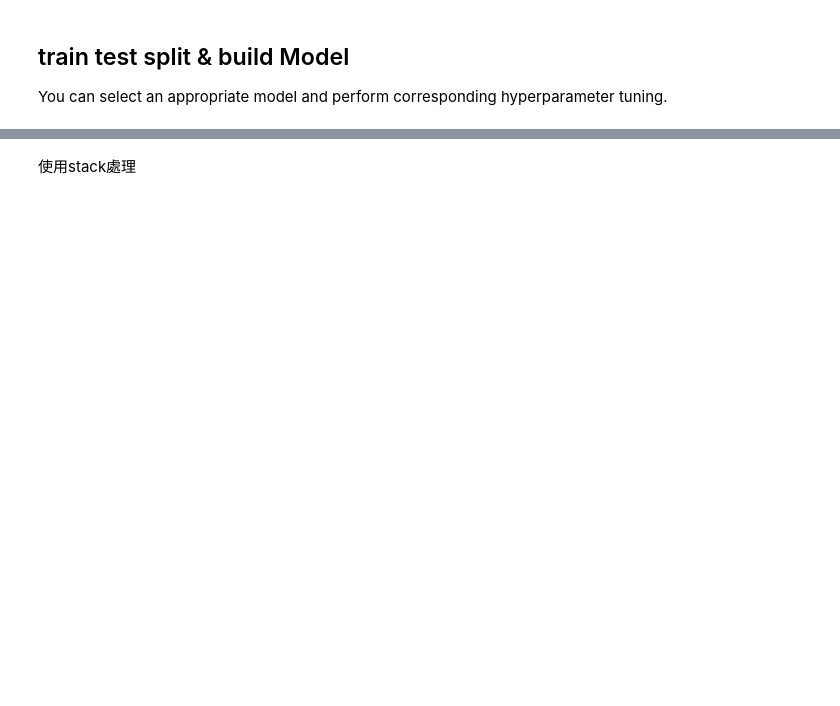
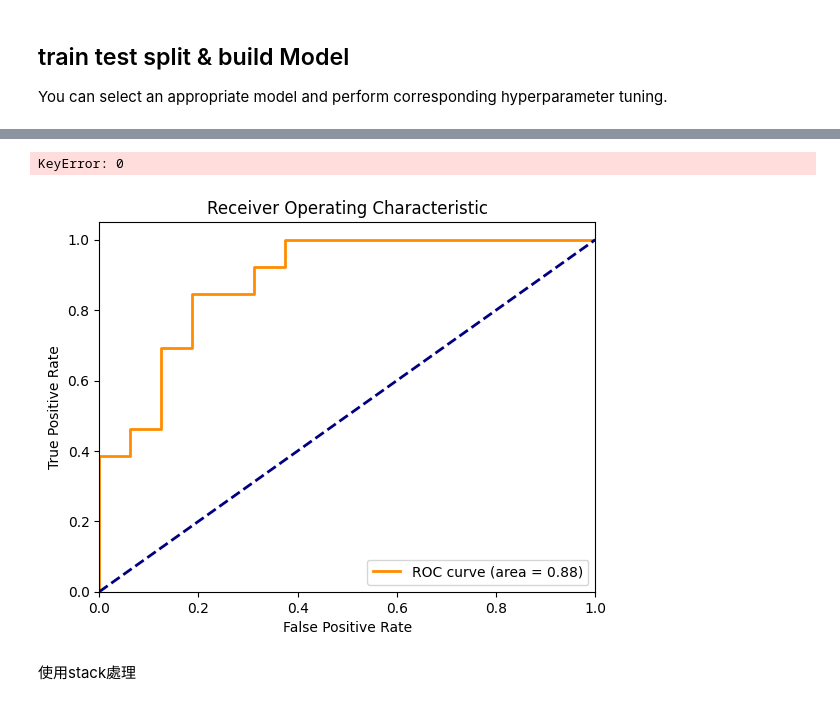
Before and after one commit to Ayukevin/A-general-model-for-Binary-Classification, a Jupyter notebook: ayu_main.ipynb, the cells around one changed output, grey strips where cells are left out. Saved outputs shown, nothing was run; the diff lists cells and outputs as text; code cells hidden in the pictures; blank space fills up the shorter version.

Commit message:
add AUC CURVE CODE

```diff
--- a/ayu_main.ipynb
+++ b/ayu_main.ipynb
@@ -44,0 +62,22 @@ for folder_name in os.listdir("./Competition_data"):
+# %%
+for i in range(len(dataset_names)):
+    # Initialize the model
+    model = RandomForestClassifier(n_estimators=100, random_state=42)
+
+    # Initialize RFECV
+    rfecv = RFECV(estimator=model, step=1, cv=StratifiedKFold(5), scoring='roc_auc')
+
+    X_train_encoded = X_trains[i]
+    y_train = y_trains[i]
+
+    # Fit RFECV
+    rfecv.fit(X_train_encoded, y_train.values.ravel())
+
+    # Get the selected features
+    selected_features = X_train_encoded.columns[rfecv.support_]
+
+    print("Selected features:", selected_features)
+
+    # Transform the datasets
+    X_trains[i] = X_train_encoded[selected_features]
+    X_tests[i] = X_test_encoded[selected_features]
@@ -57,0 +106,37 @@ from sklearn.metrics import accuracy_score, f1_score, precision_score
+# %%
+from sklearn.ensemble import VotingClassifier
+
+y_predicts_voting = []
+for i in range(len(dataset_names)):
+    X_train_part, X_valid, y_train_part, y_valid = train_test_split(X_train_selected[i], y_trains[i], test_size=0.2, random_state=42)
+
+    # 準備基模型
+    base_models = [
+        ('rf', RandomForestClassifier(n_estimators=100, random_state=42)),
+        ('gb', GradientBoostingClassifier(n_estimators=100, learning_rate=0.1, max_depth=3, random_state=42)),
+        ('xgb', xgb.XGBClassifier(n_estimators=100, learning_rate=0.1, max_depth=3, random_state=42))
+    ]
+
+    # 初始化Voting Classifier
+    voting_model = VotingClassifier(estimators=base_models, voting='soft')
+
+    # 訓練Voting Classifier
+    voting_model.fit(X_train_part, y_train_part)
+
+    # 使用驗證集進行預測
+    y_pred = voting_model.predict(X_valid)
+    y_pred_proba = voting_model.predict_proba(X_valid)[:, 1]
+
+    # 評估模型
+    accuracy = accuracy_score(y_valid, y_pred)
+    auc = roc_auc_score(y_valid, y_pred_proba)
+
+    print(f"{i} times finish")
+    print(f"AUC: {auc:.2f}")
+
+    # 使用訓練好的Voting模型來預測X_test並儲存結果
+    y_test_pred = voting_model.predict_proba(X_tests[i])[:, 1]
+    df = pd.DataFrame(y_test_pred, columns=['y_predict_proba'])
+    y_predicts_voting.append(df)
+# %% [output]
+KeyError: 0
@@ -58,3 +147,24 @@ from sklearn.metrics import accuracy_score, f1_score, precision_score
+# %%
+from sklearn.metrics import roc_curve, auc
+
+import matplotlib.pyplot as plt
+
+# Assuming y_valid and y_pred_proba are defined
+fpr, tpr, thresholds = roc_curve(y_valid, y_pred_proba)
+roc_auc = auc(fpr, tpr)
+
+plt.figure()
+plt.plot(fpr, tpr, color='darkorange', lw=2, label=f'ROC curve (area = {roc_auc:.2f})')
+plt.plot([0, 1], [0, 1], color='navy', lw=2, linestyle='--')
+plt.xlim([0.0, 1.0])
+plt.ylim([0.0, 1.05])
+plt.xlabel('False Positive Rate')
+plt.ylabel('True Positive Rate')
+plt.title('Receiver Operating Characteristic')
+plt.legend(loc="lower right")
+plt.show()
+# %% [output]
+[figure, added]
 # %% [markdown]
 使用stack處理
 # %%
```
Also changed, not shown: parts of 9 cells of this notebook.
